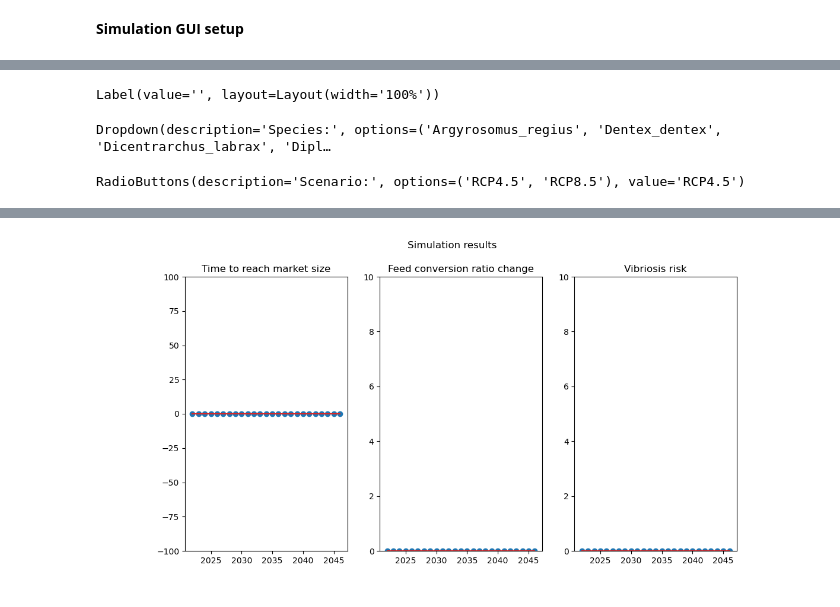
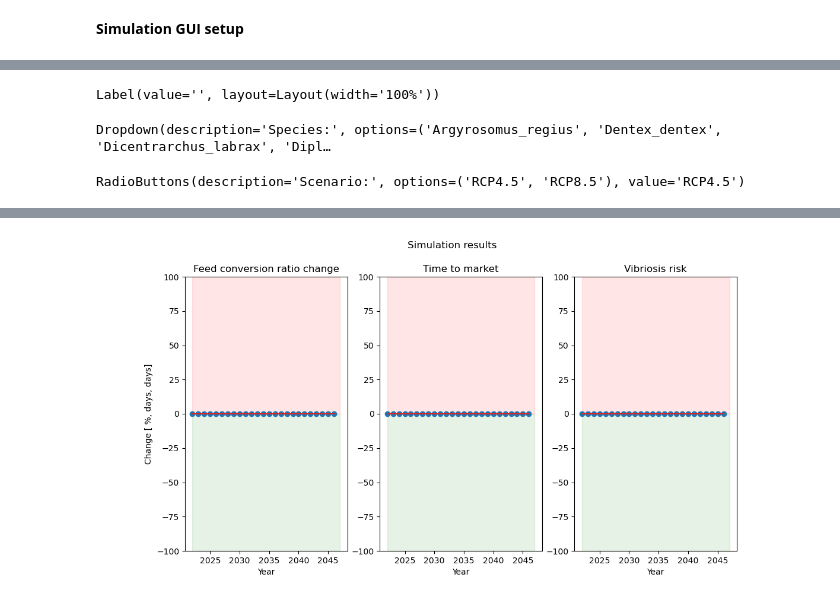
Before and after one commit to QuantEcoLab/PerfeCt, a Jupyter notebook: perfect.ipynb, the cells around one changed output, grey strips where cells are left out. Cells and saved outputs as stored; diff of their text form; code cells hidden in the pictures.

```diff
--- a/perfect.ipynb
+++ b/perfect.ipynb
@@ -32,7 +34,7 @@ with open('data/MED_grid/MED_ter_10km_grid.geojson', 'r') as f:
     data_grid = json.load(f)
 
 # data_list = list(pth("/mnt/DataDisk/TIME_SERIES").glob("*.csv"))
-time_series_dir = "/mnt/DataDisk/TIME_SERIES/"
+time_series_dir = "~/TIME_SERIES/"
 species_db = pd.read_csv("data/deb_species_list.csv", index_col=0)
 
 species_mi = {}
@@ -54,7 +56,7 @@ m = Map(center=center,
        layout=defaultLayout)
 
 species_label = Label(layout=Layout(width="100%"))
-title_label = HTML(value = """<p style='font-size:24px'>Welcome to PERfeCt!</p>
+title_label = HTML(value = """<p style='font-size:24px'>Welcome to PerfeCt!</p>
                    <br> Instructions: Click on an existing aquaculture farm location or ...""")
 
 def handle_map_click(**kwargs):
@@ -204,55 +206,81 @@ radios = RadioButtons(
     disabled=False
 )
 
+btn = Button(description="Simulate!", button_style="primary")
+out = Output()
+
+progress = IntProgress(min = 0, max=4)
+
 display(dropdown)
 display(radios)
-
-btn = Button(description="Simulate!")
-out = Output()
-
 display(btn)
-
+display(progress)
 
 max_y = 25
 
 x_data = np.arange(2022, 2022+max_y, 1)
 fig, ax = plt.subplots(nrows=1, ncols=3, figsize=(12, 6))
-stem1 = ax[0].stem(x_data, np.zeros(max_y))
-stem2 = ax[1].stem(x_data, np.zeros(max_y))
+stem1 = ax[1].stem(x_data, np.zeros(max_y))
+stem2 = ax[0].stem(x_data, np.zeros(max_y))
 stem3 = ax[2].stem(x_data, np.zeros(max_y))
-title1 = ax[0].set_title("Time to reach market size")
-title2 = ax[1].set_title("Feed conversion ratio change")
+title1 = ax[1].set_title("Time to market")
+title2 = ax[0].set_title("Feed conversion ratio change")
 title3 = ax[2].set_title("Vibriosis risk")
 ax[0].set_ylim(-100, 100)
-ax[1].set_ylim(0, 10)
-ax[2].set_ylim(0, 10)
+ax[1].set_ylim(-100, 100)
+ax[2].set_ylim(-100, 100)
+ax[0].set_ylabel("Change [ %, days, days]")
+ax[0].set_xlabel("Year")
+ax[1].set_xlabel("Year")
+ax[2].set_xlabel("Year")
 fig.suptitle("Simulation results")
 
+rect = patches.Rectangle((2022, 0), max_y, -100, linewidth=1, edgecolor='g', facecolor='g', alpha=.1)
+ax[0].add_patch(rect)
+rect = patches.Rectangle((2022, 0), max_y, 100, linewidth=1, edgecolor='r', facecolor='r', alpha=.1)
+ax[0].add_patch(rect)
+
+rect = patches.Rectangle((2022, 0), max_y, -100, linewidth=1, edgecolor='g', facecolor='g', alpha=.1)
+ax[1].add_patch(rect)
+rect = patches.Rectangle((2022, 0), max_y, 100, linewidth=1, edgecolor='r', facecolor='r', alpha=.1)
+ax[1].add_patch(rect)
+
+rect = patches.Rectangle((2022, 0), max_y, -100, linewidth=1, edgecolor='g', facecolor='g', alpha=.1)
+ax[2].add_patch(rect)
+rect = patches.Rectangle((2022, 0), max_y, 100, linewidth=1, edgecolor='r', facecolor='r', alpha=.1)
+ax[2].add_patch(rect)
+
+
 last_species = ""
-last_
+
 
 def update(change):
-
-
-    data_file = time_series_dir + f"id_{id_}.csv"
+    progress.value = 0
+    progress.value +=1
+    try:
+        data_file = time_series_dir + f"id_{id_:03d}.csv"
+    except:
+        data_file = time_series_dir + f"id_{id_}.csv"
     species = dropdown.value
 
     ttm45, ttm85, fcr45, fcr85 = perfect_sim(data_file, species, species_mi[species])
+    progress.value +=1
 
     vibrio45, vibrio85 = calc_DRV(data_file)
+    progress.value +=1
 
     if radios.value == "RCP4.5":
         y_data = ttm45[:max_y]-ttm45[0]
         stem1[0].set_ydata(y_data)
         stem1[1].set_paths(
             [np.array([[xx, 0], [xx, yy]]) for (xx, yy) in zip(x_data, y_data)])
-        ax[0].set_ylim(np.min(y_data)-5, np.max(y_data)+5)
+        ax[1].set_ylim(np.min(y_data)-5, np.max(y_data)+5)
 
         y_data = ((fcr45[:max_y]/fcr45[0]) -1)*100
         stem2[0].set_ydata(y_data)
         stem2[1].set_paths(
             [np.array([[xx, 0], [xx, yy]]) for (xx, yy) in zip(x_data, y_data)])
-        ax[1].set_ylim(np.min(y_data)-5, np.max(y_data)+5)
+        ax[0].set_ylim(np.min(y_data)-5, np.max(y_data)+5)
 
         y_data = (vibrio45[:max_y]-vibrio45[0])
         stem3[0].set_ydata(y_data)
@@ -262,16 +290,16 @@ def update(change):
 
     if radios.value == "RCP8.5":
         y_data = ttm85[:max_y]-ttm85[0]
-        stem1[0].set_ydata(ttm85[:30]-ttm85[0])
+        stem1[0].set_ydata(ttm85[:max_y]-ttm85[0])
         stem1[1].set_paths(
             [np.array([[xx, 0], [xx, yy]]) for (xx, yy) in zip(x_data, y_data)])
-        ax[0].set_ylim(np.min(y_data)-5, np.max(y_data)+5)
+        ax[1].set_ylim(np.min(y_data)-5, np.max(y_data)+5)
 
         y_data = ((fcr85[:max_y]/fcr85[0]) -1)*100
         stem2[0].set_ydata(y_data)
         stem2[1].set_paths(
             [np.array([[xx, 0], [xx, yy]]) for (xx, yy) in zip(x_data, y_data)])
-        ax[1].set_ylim(np.min(y_data)-5, np.max(y_data)+5)
+        ax[0].set_ylim(np.min(y_data)-5, np.max(y_data)+5)
 
         y_data = (vibrio85[:max_y]-vibrio85[0])
         stem3[0].set_ydata(y_data)
@@ -279,16 +307,16 @@ def update(change):
             [np.array([[xx, 0], [xx, yy]]) for (xx, yy) in zip(x_data, y_data)])
         ax[2].set_ylim(np.min(y_data)-5, np.max(y_data)+5)
 
-    ax[0].set_title(f"Time to market size {dropdown.value}")
-    ax[1].set_title(f"Feed conversion ratio change")
+    ax[1].set_title(f"Time to market")
+    ax[0].set_title(f"Feed conversion ratio change")
     ax[2].set_title(f"Vibriosis risk")
-    fig.suptitle(f"Simulation results for location ({np.round(x,2)}, {np.round(y,2)}) - {radios.value}")
+    fig.suptitle("$\it{"+str(dropdown.value.replace("_", "\:"))+"}$"+ f" - Simulation results for location ({np.round(x,2)}, {np.round(y,2)}) - {radios.value}")
     fig.canvas.draw()
+    progress.value+=1
 
     # ttm45, ttm85, fcr45, fcr85 = perfect_sim(data_file, species, species_mi[species])
     return
 
 
-
 btn.on_click(update)
 # %% [output]
@@ -301 +330 @@ RadioButtons(description='Scenario:', options=('RCP4.5', 'RCP8.5'), value='RCP4.
-[figure, old version]
+[figure, new version]
```
Also changed, not shown: parts of 3 cells of this notebook.
